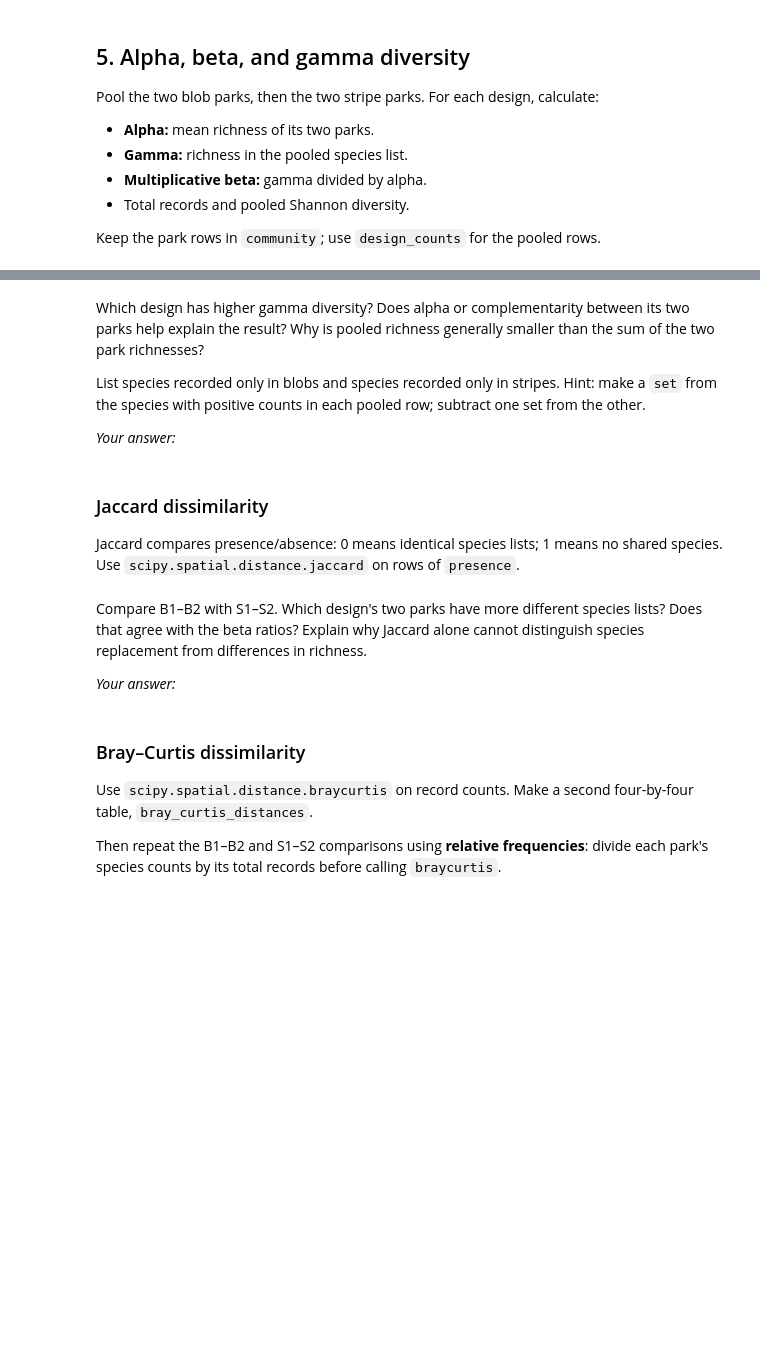
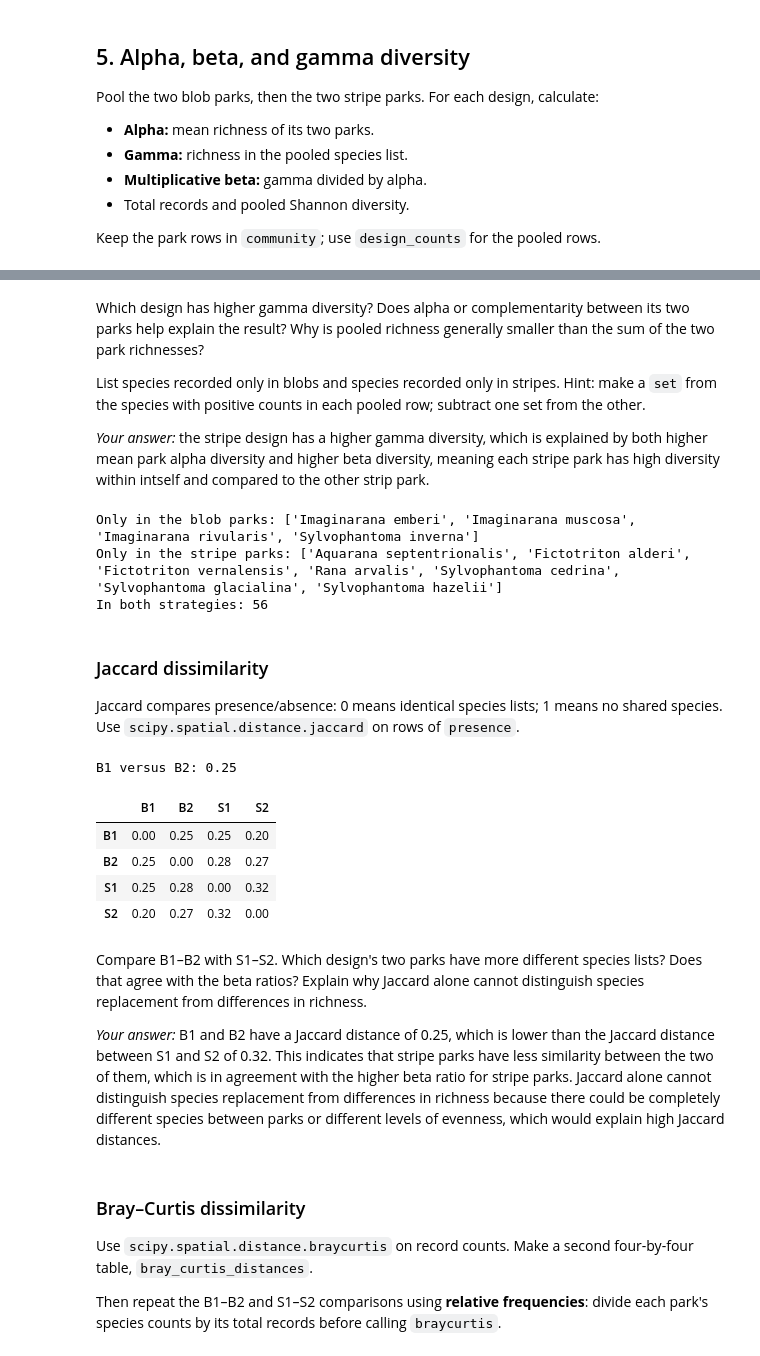
Before and after one commit to elizadstein/BIO597-SpatialBiodiversity, a Jupyter notebook: docs/assignments/Assignment-10-SpatialCommunityComposition.ipynb, the cells around one changed output, grey strips where cells are left out. Saved outputs shown, nothing was run; the diff lists cells and outputs as text; code cells hidden in the pictures; blank space fills up the shorter version.

```diff
--- a/docs/assignments/Assignment-10-SpatialCommunityComposition.ipynb
+++ b/docs/assignments/Assignment-10-SpatialCommunityComposition.ipynb
@@ -151,10 +237,21 @@ List species recorded only in blobs and species recorded only in stripes.
 Hint: make a `set` from the species with positive counts in each pooled row;
 subtract one set from the other.
 
-*Your answer:*
+*Your answer:* the stripe design has a higher gamma diversity, which is explained by both higher mean park alpha diversity and higher beta diversity, meaning each stripe park has high diversity within intself and compared to the other strip park.
 # %%
 # Make blob_species and stripe_species from design_counts.
+blob_counts = design_counts.loc["blob"]
+stripe_counts = design_counts.loc["stripe"]
+blob_species = set(blob_counts[blob_counts > 0].index)
+stripe_species = set(stripe_counts[stripe_counts > 0].index)
 # Print species unique to each design.
+print("Only in the blob parks:", sorted(blob_species - stripe_species))
+print("Only in the stripe parks:", sorted(stripe_species - blob_species))
+print("In both strategies:", len(stripe_species & blob_species))
+# %% [output]
+Only in the blob parks: ['Imaginarana emberi', 'Imaginarana muscosa', 'Imaginarana rivularis', 'Sylvophantoma inverna']
+Only in the stripe parks: ['Aquarana septentrionalis', 'Fictotriton alderi', 'Fictotriton vernalensis', 'Rana arvalis', 'Sylvophantoma cedrina', 'Sylvophantoma glacialina', 'Sylvophantoma hazelii']
+In both strategies: 56
 # %% [markdown]
 ### Jaccard dissimilarity
 
@@ -163,15 +260,31 @@ shared species. Use `scipy.spatial.distance.jaccard` on rows of `presence`.
 # %%
 print("B1 versus B2:", jaccard(presence.loc["B1"], presence.loc["B2"]))
 
 # Build jaccard_distances, a four-by-four table, as in Lab10.
+jaccard_distances = pd.DataFrame(index=park_order, columns=park_order, dtype=float)
+
 # Use nested loops over park_order and jaccard(presence.loc[a], presence.loc[b]).
+for park_a in park_order:
+    for park_b in park_order:
+        jaccard_distances.loc[park_a, park_b] = jaccard(
+            presence.loc[park_a], presence.loc[park_b]
+        )
+
 # Display the table.
+display(jaccard_distances.round(2))
+# %% [output]
+B1 versus B2: 0.25
+|  | B1 | B2 | S1 | S2 |
+| B1 | 0.00 | 0.25 | 0.25 | 0.20 |
+| B2 | 0.25 | 0.00 | 0.28 | 0.27 |
+| S1 | 0.25 | 0.28 | 0.00 | 0.32 |
+| S2 | 0.20 | 0.27 | 0.32 | 0.00 |
 # %% [markdown]
 Compare B1–B2 with S1–S2. Which design's two parks have more different species
 lists? Does that agree with the beta ratios? Explain why Jaccard alone cannot
 distinguish species replacement from differences in richness.
 
-*Your answer:*
+*Your answer:* B1 and B2 have a Jaccard distance of 0.25, which is lower than the Jaccard distance between S1 and S2 of 0.32. This indicates that stripe parks have less similarity between the two of them, which is in agreement with the higher beta ratio for stripe parks. Jaccard alone cannot distinguish species replacement from differences in richness because there could be completely different species between parks or different levels of evenness, which would explain high Jaccard distances.
 # %% [markdown]
 ### Bray–Curtis dissimilarity
 
```
Also changed, not shown: parts of 19 cells of this notebook, 7 other files.
